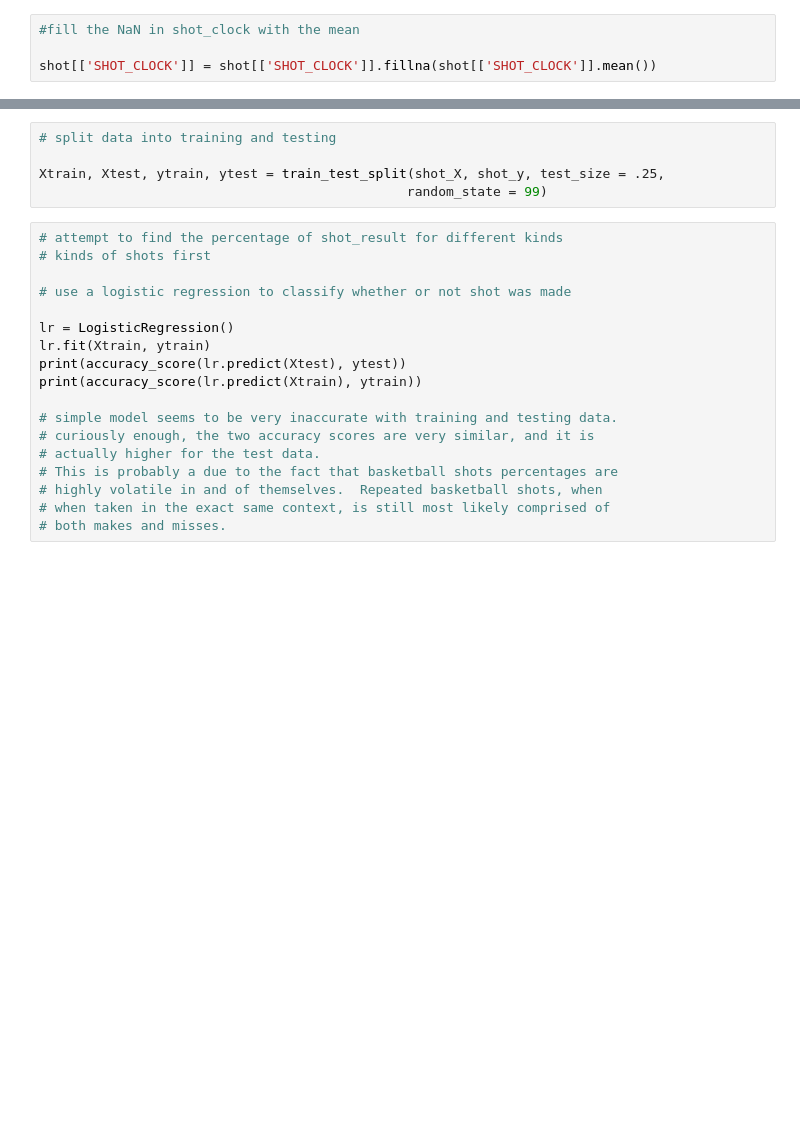
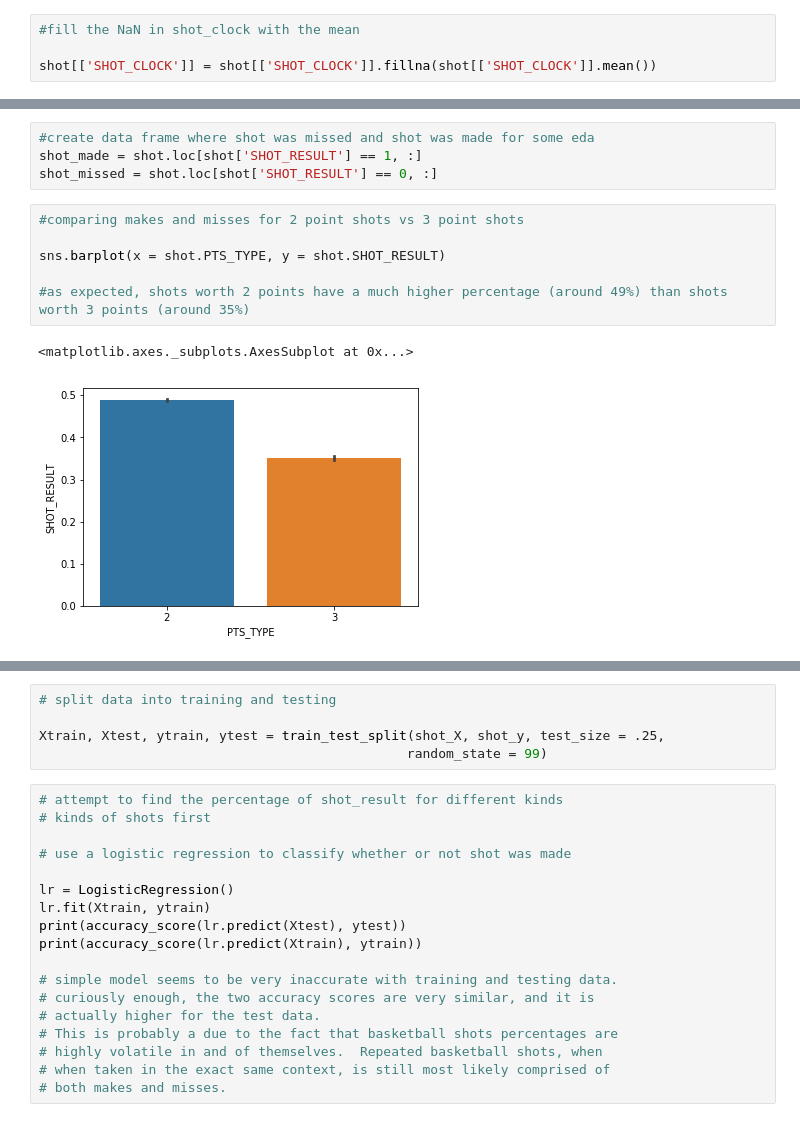
Before and after one commit to ray-chen-930/nba-shot-value-predictor, a Jupyter notebook: Capstone Project 1.ipynb, the cells around one changed output, grey strips where cells are left out. Saved outputs shown, nothing was run; the diff lists cells and outputs as text; blank space fills up the shorter version.

Commit message:
uploading proposal and some eda visualizations

```diff
--- a/Capstone Project 1.ipynb
+++ b/Capstone Project 1.ipynb
@@ -72,0 +133,13 @@ shot[['SHOT_CLOCK']] = shot[['SHOT_CLOCK']].fillna(shot[['SHOT_CLOCK']].mean())
+# %%
+#create data frame where shot was missed and shot was made for some eda
+shot_made = shot.loc[shot['SHOT_RESULT'] == 1, :]
+shot_missed = shot.loc[shot['SHOT_RESULT'] == 0, :]
+# %%
+#comparing makes and misses for 2 point shots vs 3 point shots
+
+sns.barplot(x = shot.PTS_TYPE, y = shot.SHOT_RESULT)
+
+#as expected, shots worth 2 points have a much higher percentage (around 49%) than shots worth 3 points (around 35%)
+# %% [output]
+<matplotlib.axes._subplots.AxesSubplot at 0x...>
+[figure, added]
```
Also changed, not shown: parts of 19 cells of this notebook, 1 other file.
